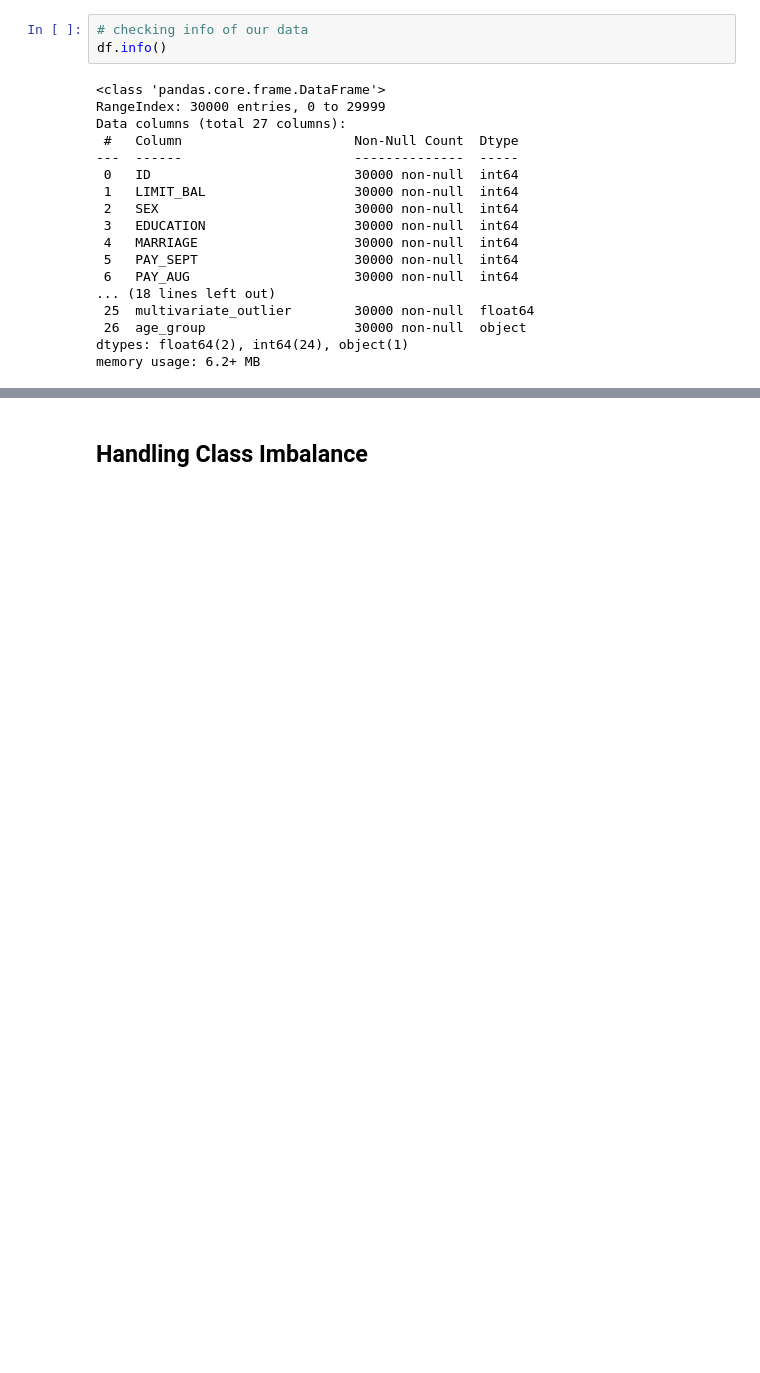
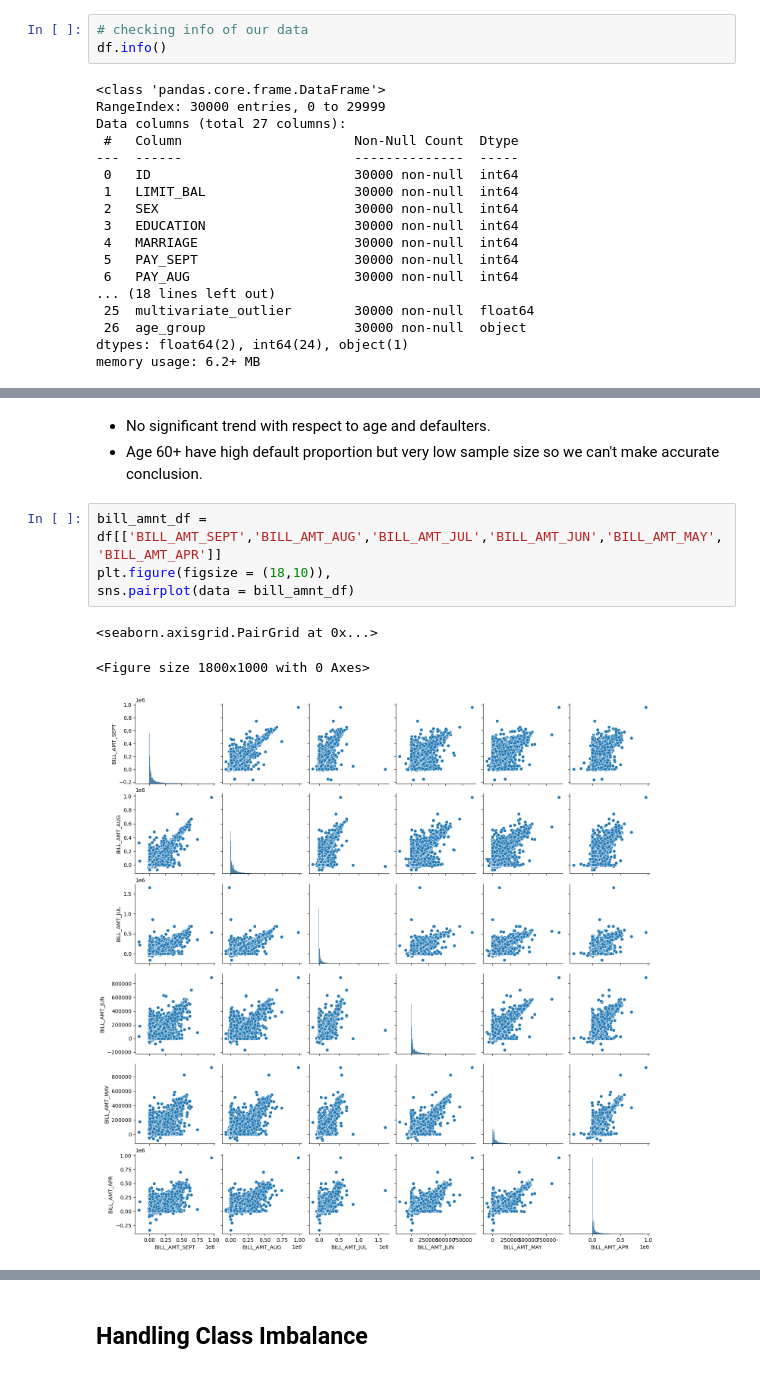
Before and after one commit to Kalpesh-Rajput/-Credit_Card_Default_Prediction, a Jupyter notebook: KR_|_Credit_Card_Default_Prediction.ipynb, the cells around one changed output, grey strips where cells are left out. Drawn from its saved outputs; the diff is of its cells as text; blank space fills up the shorter version.

```diff
--- a/KR_|_Credit_Card_Default_Prediction.ipynb
+++ b/KR_|_Credit_Card_Default_Prediction.ipynb
@@ -833,0 +846,11 @@ memory usage: 6.2+ MB
+# %% [markdown]
+* No significant trend with respect to age and defaulters.
+* Age 60+ have high default proportion but very low sample size so we can't make accurate conclusion.
+# %%
+bill_amnt_df = df[['BILL_AMT_SEPT','BILL_AMT_AUG','BILL_AMT_JUL','BILL_AMT_JUN','BILL_AMT_MAY','BILL_AMT_APR']]
+plt.figure(figsize = (18,10)),
+sns.pairplot(data = bill_amnt_df)
+# %% [output]
+<seaborn.axisgrid.PairGrid at 0x...>
+<Figure size 1800x1000 with 0 Axes>
+[figure, added]
```
Also changed, not shown: parts of 34 cells of this notebook.
